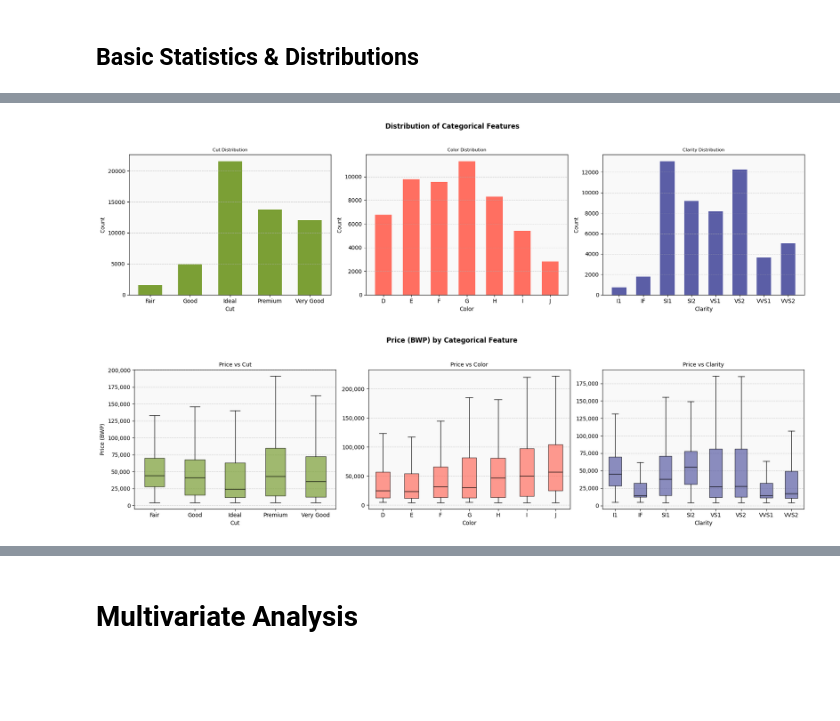
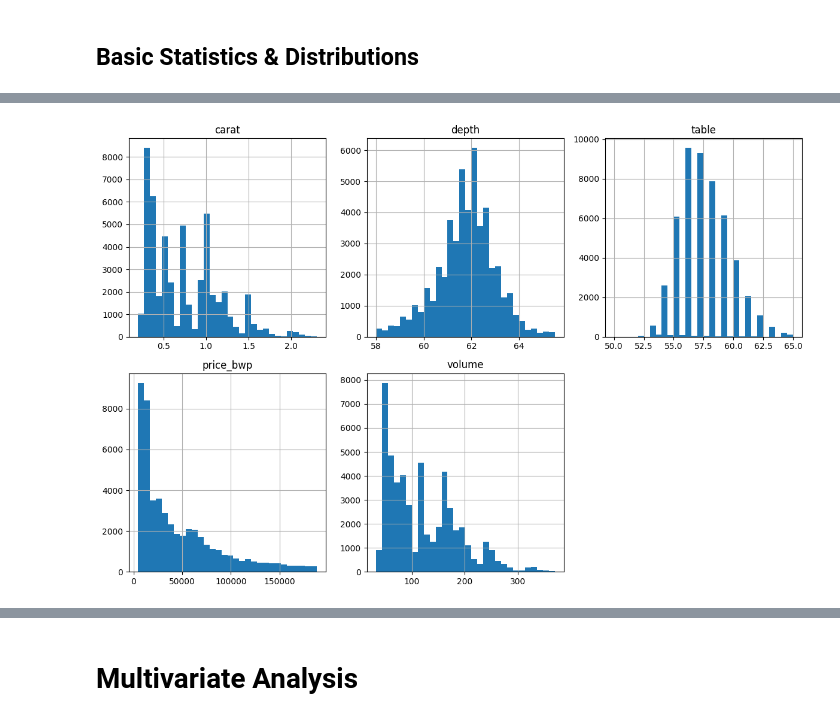
Before and after one commit to soot-bit/GemAI, a Jupyter notebook: notebooks/EDA.ipynb, the cells around one changed output, grey strips where cells are left out. Saved outputs shown, nothing was run; the diff lists cells and outputs as text; code cells hidden in the pictures; blank space fills up the shorter version.

```diff
--- a/notebooks/EDA.ipynb
+++ b/notebooks/EDA.ipynb
@@ -149,58 +149,6 @@ volume       114.808571    170.842445    3840.598389
-# %%
-
-
-def categorical_dist(df):
-    """
-    Plots bar charts and box plots for categorical features
-    """
-    # Define some colours
-    colours = {
-        'cut': '#7B9F35',
-        'color': '#FF6F61',
-        'clarity': '#5B5EA6'
-    }
-
-    # --- Bar Plots for Category Counts ---
-    fig, axes = plt.subplots(1, 3, figsize=(18, 5))
-    fig.suptitle('Distribution of Categorical Features', fontsize=12, fontweight='bold')
-
-    for ax, col in zip(axes, ['cut', 'color', 'clarity']):
-        counts = df[col].value_counts().sort_index()
-        ax.bar(counts.index.astype(str), counts.values, color=colours[col], width=0.6)
-        ax.set_title(f"{col.capitalize()} Distribution", fontsize=8)
-        ax.set_xlabel(col.capitalize())
-        ax.set_ylabel('Count')
-        ax.grid(axis='y', linestyle='--', alpha=0.6)
-        ax.set_facecolor('#f9f9f9')
-
-    plt.tight_layout(rect=[0, 0, 1, 0.95])
-    plt.show()
-
-    # --- Box Plots for Price by Category ---
-    fig, axes = plt.subplots(1, 3, figsize=(18, 5))
-    fig.suptitle('Price (BWP) by Categorical Feature', fontsize=12, fontweight='bold')
-
-    for ax, col in zip(axes, ['cut', 'color', 'clarity']):
-        categories = df[col].cat.categories if df[col].dtype.name == 'category' else sorted(df[col].unique())
-        positions = range(len(categories))
-        data = [df[df[col] == cat]['price_bwp'] for cat in categories]
-
-        ax.boxplot(data, positions=positions, patch_artist=True,
-                   boxprops=dict(facecolor=colours[col], alpha=0.7),
-                   medianprops=dict(color='black'),
-                   showfliers=False)
-        ax.set_xticks(positions)
-        ax.set_xticklabels(categories)
-        ax.set_title(f"Price vs {col.capitalize()}", fontsize=10)
-        ax.set_xlabel(col.capitalize())
-        ax.set_ylabel('Price (BWP)' if col == 'cut' else '')
-        ax.yaxis.set_major_formatter(ticker.FuncFormatter(lambda x, _: f'{int(x):,}'))
-        ax.grid(axis='y', linestyle='--', alpha=0.6)
-        ax.set_facecolor('#f9f9f9')
-
-    plt.tight_layout(rect=[0, 0, 1, 0.95])
-    plt.show()
-categorical_dist(df)
-# %% [output]
-[figure, removed]
-[figure, removed]
+# %%
+df_clean[numeric_cols].hist(bins=30, figsize=(12, 8), layout=(2, 3))
+plt.tight_layout()
+plt.show()
+# %% [output]
+[figure, added]
```
Also changed, not shown: parts of 30 cells of this notebook.
